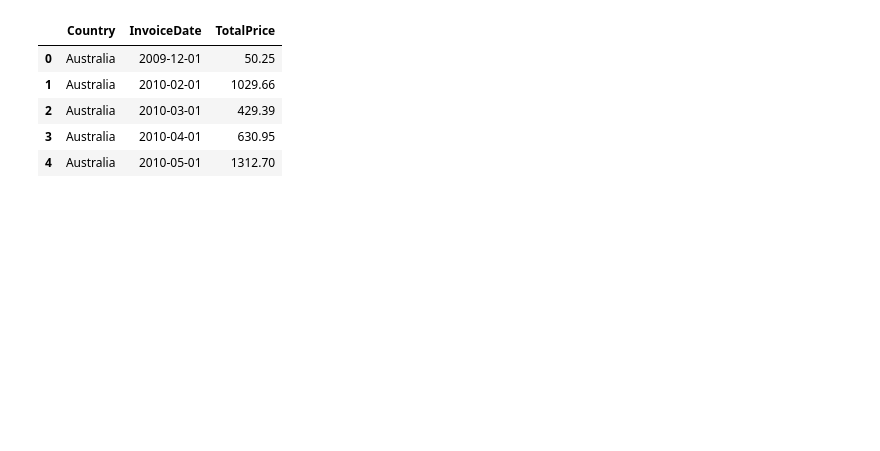
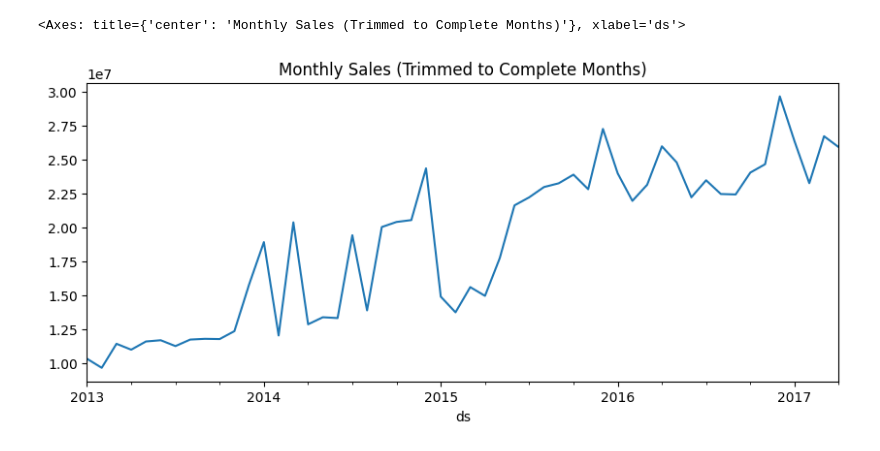
Before and after one commit to Olympian7/FUTURE_ML_01, a Jupyter notebook: T1.ipynb, the cells around one changed output. Cells and saved outputs as stored; diff of their text form; code cells hidden in the pictures; blank space fills up the shorter version.

```diff
--- a/T1.ipynb
+++ b/T1.ipynb
@@ -107,15 +91,11 @@ Name: count, dtype: int64
 # %%
-#groupby country and month
-country_monthly = df.groupby(['Country', 'InvoiceDate']).agg({'TotalPrice': 'sum'}).reset_index()
-country_monthly.head()
-#aggregate total sales by month
-monthly_sales = df.groupby('InvoiceDate').agg({'TotalPrice': 'sum'}).reset_index()
-monthly_sales = monthly_sales.rename(columns={'InvoiceDate': 'ds', 'TotalPrice': 'y'})
-monthly_sales.head()
+monthly_df['ds'].max()
+monthly_df = monthly_df[monthly_df['ds'] <= '2017-05-01']
-# %% [output]
-|  | Country | InvoiceDate | TotalPrice |
-| 0 | Australia | 2009-12-01 | 50.25 |
-| 1 | Australia | 2010-02-01 | 1029.66 |
-| 2 | Australia | 2010-03-01 | 429.39 |
-| 3 | Australia | 2010-04-01 | 630.95 |
-| 4 | Australia | 2010-05-01 | 1312.70 |
+# %%
+monthly_df.set_index('ds')['y'].plot(
+    figsize=(10,4),
+    title="Monthly Sales (Trimmed to Complete Months)"
+)
+# %% [output]
+<Axes: title={'center': 'Monthly Sales (Trimmed to Complete Months)'}, xlabel='ds'>
+[figure, added]
```
Also changed, not shown: parts of 23 cells of this notebook, 9 other files.
